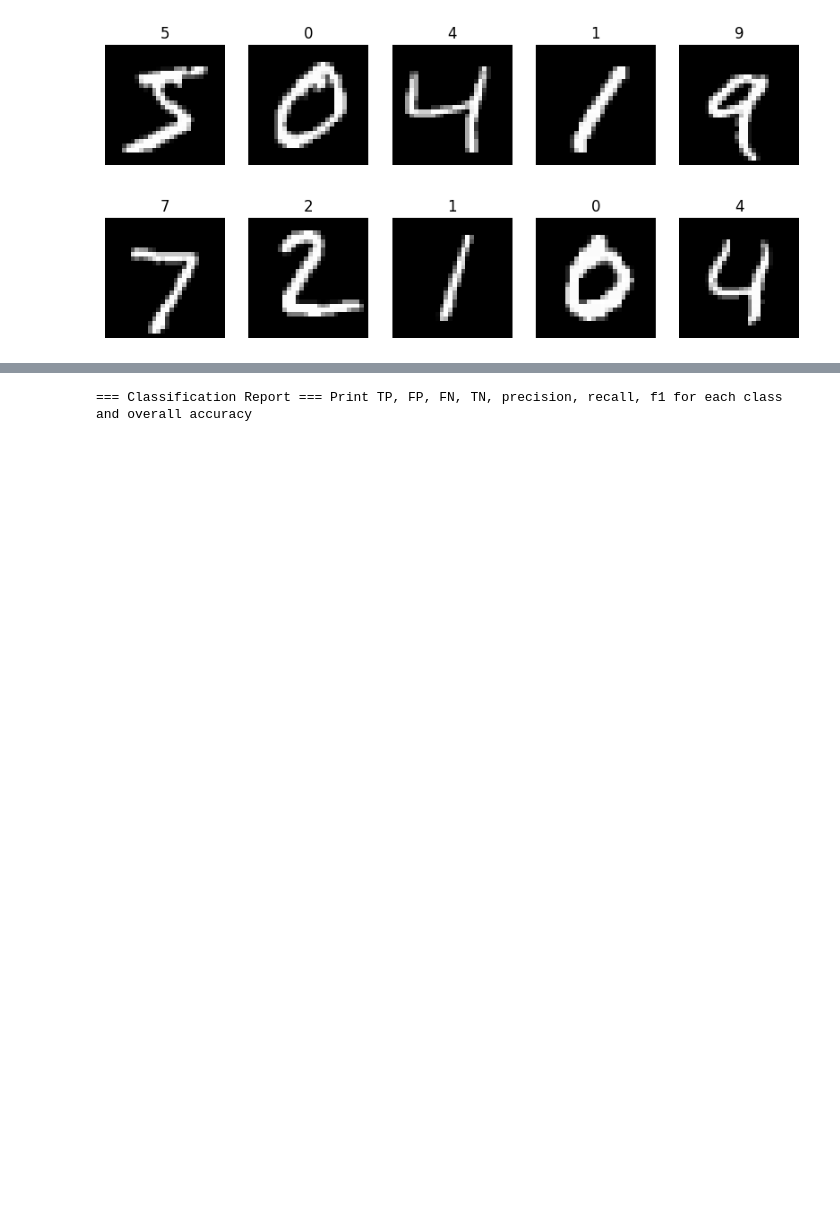
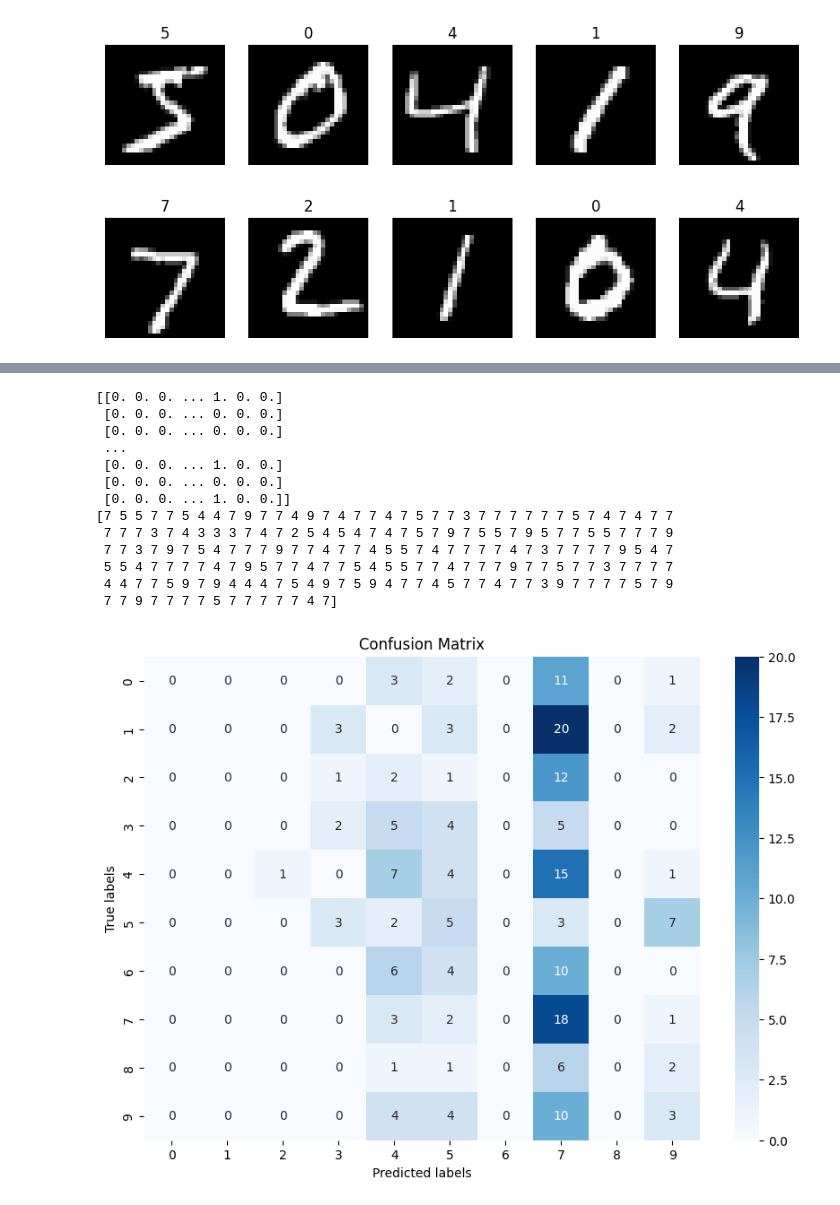
Before and after one commit to MakT1x/ML-Lab3, a Jupyter notebook: Lab3_DNN_homework.ipynb, the cells around one changed output, grey strips where cells are left out. Drawn from its saved outputs; the diff is of its cells as text; code cells hidden in the pictures; blank space fills up the shorter version.

```diff
--- a/Lab3_DNN_homework.ipynb
+++ b/Lab3_DNN_homework.ipynb
@@ -181,8 +181,32 @@ def compute_metrics(cm):
     f1 = 2 * (precision * recall) / (precision + recall)
     accuracy = (tp + tn) / (tp + fp + fn + tn)
     return tp, fp, fn, tn, precision, recall, f1, accuracy
-
-print("=== Classification Report === Print TP, FP, FN, TN, precision, recall, f1 for each class and overall accuracy")
-# %% [output]
-=== Classification Report === Print TP, FP, FN, TN, precision, recall, f1 for each class and overall accuracy
+# %%
+y_pred = forward_pass(X_test, best_weights, best_biases, activations) # Forward Pass (Eq. 6.19) ===
+y_pred_one_hot = one_hot(y_pred.argmax(axis=1), num_classes=10)
+print(y_pred_one_hot)
+y_pred_labels = np.argmax(y_pred_one_hot, axis=1)
+print(y_pred_labels)
+cm = compute_confusion_matrix(y_test, y_pred_labels,10)
+plt.figure(figsize=(10, 7))
+sns.heatmap(cm, annot=True, fmt='g', cmap='Blues')
+plt.xlabel('Predicted labels')
+plt.ylabel('True labels')
+plt.title('Confusion Matrix')
+plt.show()
+# %% [output]
+[[0. 0. 0. ... 1. 0. 0.]
+ [0. 0. 0. ... 0. 0. 0.]
+ [0. 0. 0. ... 0. 0. 0.]
+ ...
+ [0. 0. 0. ... 1. 0. 0.]
+ [0. 0. 0. ... 0. 0. 0.]
+ [0. 0. 0. ... 1. 0. 0.]]
+[7 5 5 7 7 5 4 4 7 9 7 7 4 9 7 4 7 7 4 7 5 7 7 3 7 7 7 7 7 7 5 7 4 7 4 7 7
+ 7 7 7 3 7 4 3 3 3 7 4 7 2 5 4 5 4 7 4 7 5 7 9 7 5 5 7 9 5 7 7 5 5 7 7 7 9
+ 7 7 3 7 9 7 5 4 7 7 7 9 7 7 4 7 7 4 5 5 7 4 7 7 7 7 4 7 3 7 7 7 7 9 5 4 7
+ 5 5 4 7 7 7 7 4 7 9 5 7 7 4 7 7 5 4 5 5 7 7 4 7 7 7 9 7 7 5 7 7 3 7 7 7 7
+ 4 4 7 7 5 9 7 9 4 4 4 7 5 4 9 7 5 9 4 7 7 4 5 7 7 4 7 7 3 9 7 7 7 7 5 7 9
+ 7 7 9 7 7 7 7 5 7 7 7 7 7 4 7]
+[figure, added]
 # %%
```
Also changed, not shown: parts of 2 cells of this notebook.
